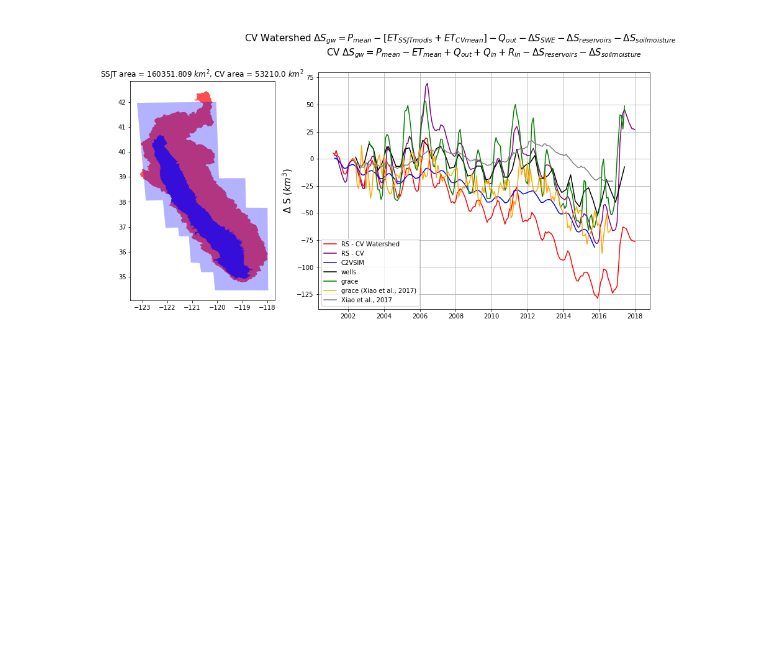
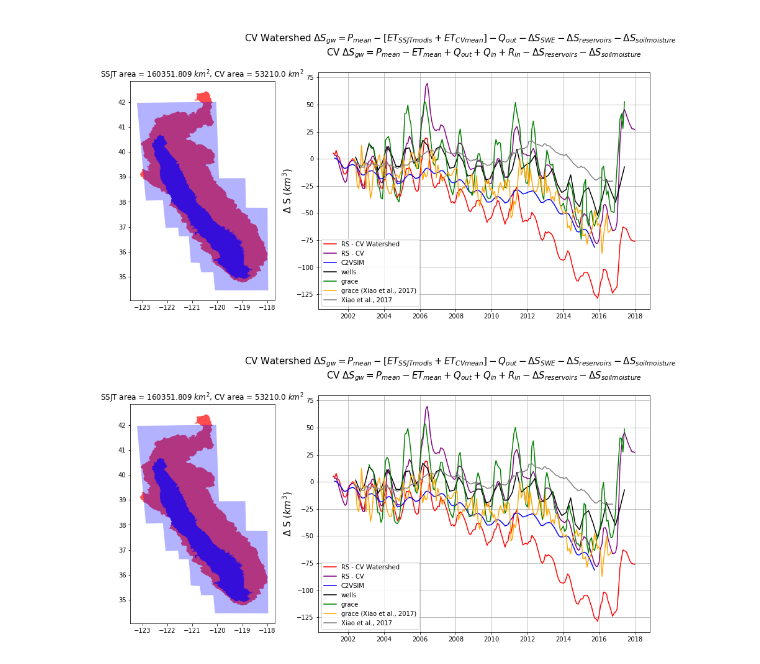
Before and after one commit to kashingtonDC/cvwbm, a Jupyter notebook: code/balance_all_data.ipynb, the cells around one changed output. Cells and saved outputs as stored; diff of their text form; code cells hidden in the pictures; blank space fills up the shorter version.

```diff
--- a/code/balance_all_data.ipynb
+++ b/code/balance_all_data.ipynb
@@ -171,6 +172,44 @@ gr = pd.read_csv("../data/grace_xiao.csv", header = None, sep = ",")
 gr['dt'] = pd.to_datetime(gr[gr.columns[0]])
 gr = gr.set_index(pd.to_datetime(gr[gr.columns[0]]))
 gr.drop([gr.columns[0], 'dt'],axis = 1, inplace = True)
+# %%
+plt.figure(figsize=(15, 7))
+
+G = gridspec.GridSpec(2, 3)
+
+# Plot the basemaps
+axes_1 = plt.subplot(G[:, 0])
+ssjt.plot(ax=axes_1, color = "red", alpha = 0.7)
+cv.plot(ax=axes_1, color = "blue", alpha = 0.7)
+ga.plot(label = "grace footprint", ax=axes_1, color = "blue", alpha = 0.3, legend = True)
+axes_1.set_title("SSJT area = {} $km^2$, CV area = {} $km^2$ ".format(round(sa_km3, 3), round(cv_km3, 3)))
+
+axes_4 = plt.subplot(G[0:2, 1:])
+axes_4.set_title("""
+CV Watershed $\Delta S_{gw} = P_{mean} - [ET_{SSJT modis} + ET_{CV mean}] - Q_{out} - \Delta S_{SWE} - \Delta S_{reservoirs} - \Delta S_{soil moisture}$
+CV $\Delta S_{gw} = P_{mean} - ET_{mean} + Q_{out} + Q_{in} + R_{in} - \Delta S_{reservoirs} - \Delta S_{soil moisture} $
+""", size = 15)
+
+axes_4.plot(df.index, np.cumsum(df.ds), color="red", label = "RS - CV Watershed")
+axes_4.plot(cvdf.index, np.cumsum(cvdf.ds), color="purple", label = "RS - CV ")
+axes_4.plot(cvdf.index[1:], np.cumsum(cvdf.s.diff()[1:]), color="blue", label = "C2VSIM")
+# axes_4.plot(wells.index, wells.ds_km3, color="black", label = "wells1")
+axes_4.plot(wells.index, wells.ds_km3_2, color="black", label = "wells")
+axes_4.plot(grace.index, grace.adj, color="green", label = "grace")
+# axes_4.plot(grace.index, grace.adj, color="green", label = "grace")
+axes_4.plot(gr.index, gr[gr.columns[0]], color="orange", label = "grace (Xiao et al., 2017)")
+axes_4.plot(x.index, x[x.columns[0]], color="gray", label = "Xiao et al., 2017")
+
+
+axes_4.set_ylabel('$\Delta$ S ($km^3$)', size = 15)
+axes_4.legend()
+
+plt.grid(True)
+G.update(wspace=0.3, hspace=0.1) # set the spacing between axes.
+# plt.tight_layout()
+plt.show()
+# %% [output]
+[figure, added]
 # %%
 plt.figure(figsize=(15, 7))
 
```
Also changed, not shown: parts of 2 cells of this notebook.
